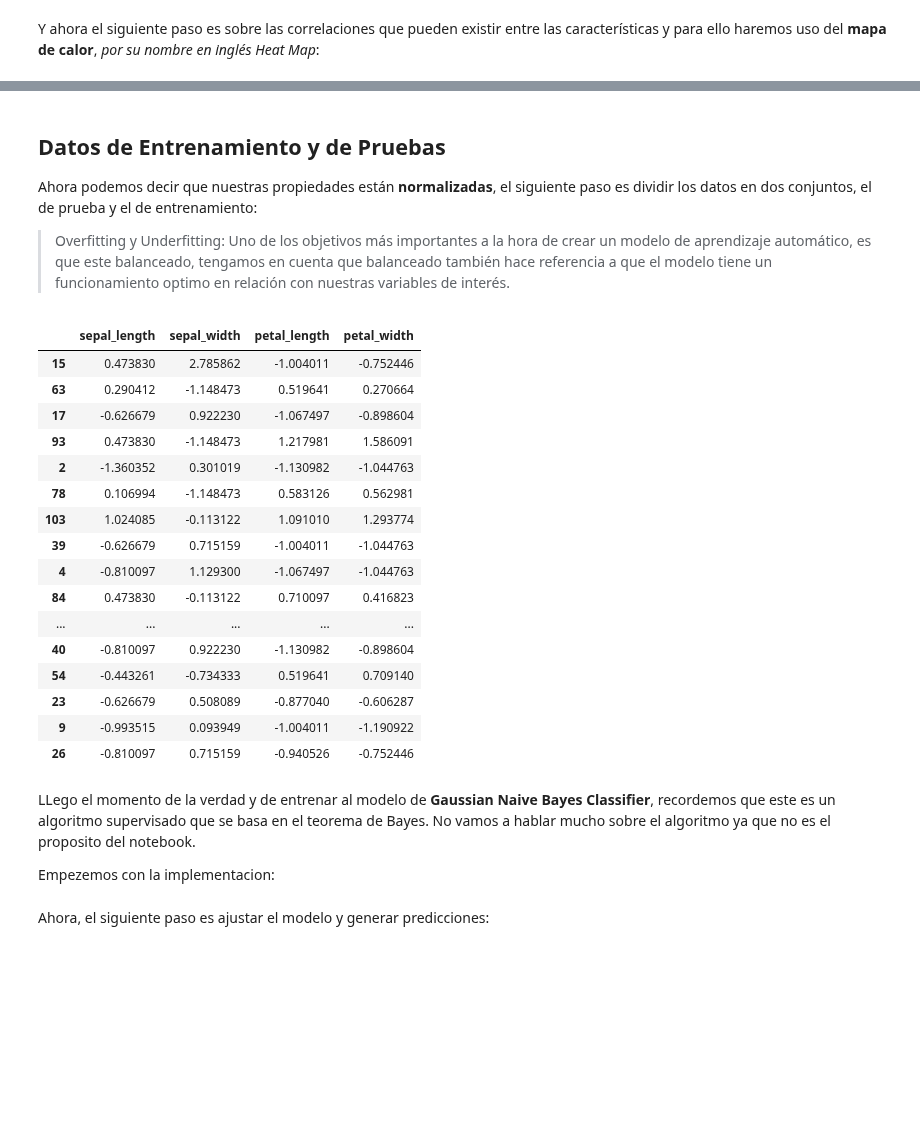
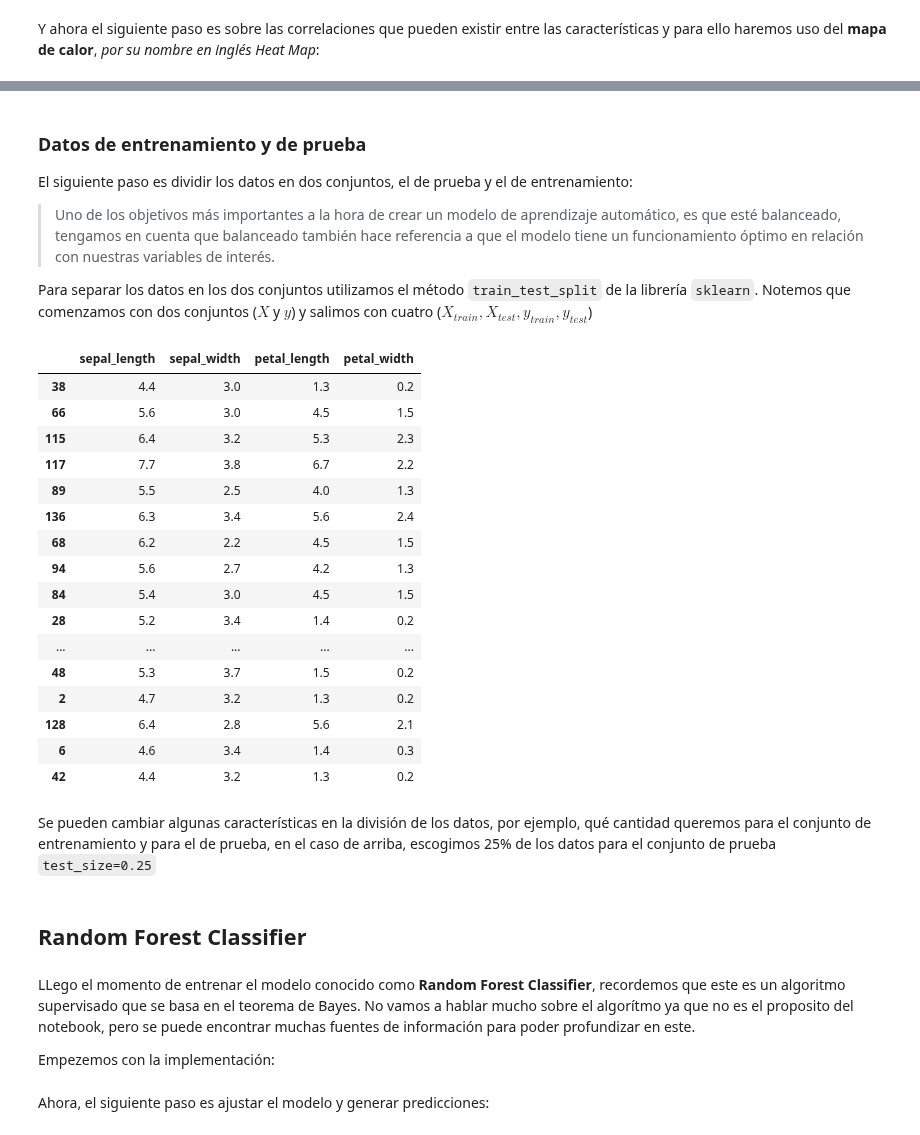
Before and after one commit to ramirezlab/CHEMO, a Jupyter notebook: 3_PART_THREE/3_1_Introduccion_ML.ipynb, the cells around one changed output, grey strips where cells are left out. Drawn from its saved outputs; the diff is of its cells as text; code cells hidden in the pictures; blank space fills up the shorter version.

```diff
--- a/3_PART_THREE/3_1_Introduccion_ML.ipynb
+++ b/3_PART_THREE/3_1_Introduccion_ML.ipynb
@@ -115,11 +98,0 @@ sns.boxplot(x='class', y='sepal_width', data=df_iris)
-# %%
-df_iris_setosa = df_iris[df_iris["class"] =="Iris-setosa"]
-Q1 = df_iris_setosa["sepal_length"].quantile(0.25)
-Q3 = df_iris_setosa["sepal_length"].quantile(0.85)
-
-IQR = Q3 - Q1
-IQR
-
-
-df_iris = df_iris.query('(@Q1 - 1.5 * @IQR) <= sepal_length <= (@Q3 + 1.5 * @IQR)')
-df_iris
@@ -190,37 +130,42 @@ X_scaled
 # %% [markdown]
-## Datos de Entrenamiento y de Pruebas
+### Datos de entrenamiento y de prueba
 
-Ahora podemos decir que nuestras propiedades están **normalizadas**, el siguiente paso es dividir los datos en dos conjuntos, el de prueba y el de entrenamiento:
+El siguiente paso es dividir los datos en dos conjuntos, el de prueba y el de entrenamiento:
 
+> Uno de los objetivos más importantes a la hora de crear un modelo de aprendizaje automático, es que esté balanceado, tengamos en cuenta que balanceado también hace referencia a que el modelo tiene un funcionamiento óptimo en relación con nuestras variables de interés.
 
-> Overfitting y Underfitting: Uno de los objetivos más importantes a la hora de crear un modelo de aprendizaje automático, es que este balanceado, tengamos en cuenta que balanceado también hace referencia a que el modelo tiene un funcionamiento optimo en relación con nuestras variables de interés.
+Para separar los datos en los dos conjuntos utilizamos el método `train_test_split` de la librería `sklearn`. Notemos que comenzamos con dos conjuntos ($X$ y $y$) y salimos con cuatro ($X_{train}, X_{test}, y_{train}, y_{test}$)
 # %%
 from sklearn.model_selection import train_test_split
 
-X_train, X_test, y_train, y_test = train_test_split(X_scaled, y, random_state=40)
+X_train, X_test, y_train, y_test = train_test_split(X, y, test_size=0.25, random_state=40, shuffle=True)
 X_test
 # %% [output]
 |  | sepal_length | sepal_width | petal_length | petal_width |
-| 15 | 0.473830 | 2.785862 | -1.004011 | -0.752446 |
-| 63 | 0.290412 | -1.148473 | 0.519641 | 0.270664 |
-| 17 | -0.626679 | 0.922230 | -1.067497 | -0.898604 |
-| 93 | 0.473830 | -1.148473 | 1.217981 | 1.586091 |
-| 2 | -1.360352 | 0.301019 | -1.130982 | -1.044763 |
-| 78 | 0.106994 | -1.148473 | 0.583126 | 0.562981 |
-| 103 | 1.024085 | -0.113122 | 1.091010 | 1.293774 |
-| 39 | -0.626679 | 0.715159 | -1.004011 | -1.044763 |
-| 4 | -0.810097 | 1.129300 | -1.067497 | -1.044763 |
-| 84 | 0.473830 | -0.113122 | 0.710097 | 0.416823 |
+| 38 | 4.4 | 3.0 | 1.3 | 0.2 |
+| 66 | 5.6 | 3.0 | 4.5 | 1.5 |
+| 115 | 6.4 | 3.2 | 5.3 | 2.3 |
+| 117 | 7.7 | 3.8 | 6.7 | 2.2 |
+| 89 | 5.5 | 2.5 | 4.0 | 1.3 |
+| 136 | 6.3 | 3.4 | 5.6 | 2.4 |
+| 68 | 6.2 | 2.2 | 4.5 | 1.5 |
+| 94 | 5.6 | 2.7 | 4.2 | 1.3 |
+| 84 | 5.4 | 3.0 | 4.5 | 1.5 |
+| 28 | 5.2 | 3.4 | 1.4 | 0.2 |
 | ... | ... | ... | ... | ... |
-| 40 | -0.810097 | 0.922230 | -1.130982 | -0.898604 |
-| 54 | -0.443261 | -0.734333 | 0.519641 | 0.709140 |
-| 23 | -0.626679 | 0.508089 | -0.877040 | -0.606287 |
-| 9 | -0.993515 | 0.093949 | -1.004011 | -1.190922 |
-| 26 | -0.810097 | 0.715159 | -0.940526 | -0.752446 |
+| 48 | 5.3 | 3.7 | 1.5 | 0.2 |
+| 2 | 4.7 | 3.2 | 1.3 | 0.2 |
+| 128 | 6.4 | 2.8 | 5.6 | 2.1 |
+| 6 | 4.6 | 3.4 | 1.4 | 0.3 |
+| 42 | 4.4 | 3.2 | 1.3 | 0.2 |
+# %% [markdown]
+Se pueden cambiar algunas características en la división de los datos, por ejemplo, qué cantidad queremos para el conjunto de entrenamiento y para el de prueba, en el caso de arriba, escogimos 25% de los datos para el conjunto de prueba `test_size=0.25`
+# %% [markdown]
+## Random Forest Classifier
 # %% [markdown]
-LLego el momento de la verdad y de entrenar al modelo de **Gaussian Naive Bayes Classifier**, recordemos que este es un algoritmo supervisado que se basa en el teorema de Bayes. No vamos a hablar mucho sobre el algoritmo ya que no es el proposito del notebook.
+LLego el momento de entrenar el modelo conocido como **Random Forest Classifier**, recordemos que este es un algoritmo supervisado que se basa en el teorema de Bayes. No vamos a hablar mucho sobre el algorítmo ya que no es el proposito del notebook, pero se puede encontrar muchas fuentes de información para poder profundizar en este.
 
-Empezemos con la implementacion:
+Empezemos con la implementación:
 # %%
 # Se importan las librerias de RandomForestClassifier
 from sklearn.ensemble import RandomForestClassifier
```
Also changed, not shown: parts of 21 cells of this notebook.
